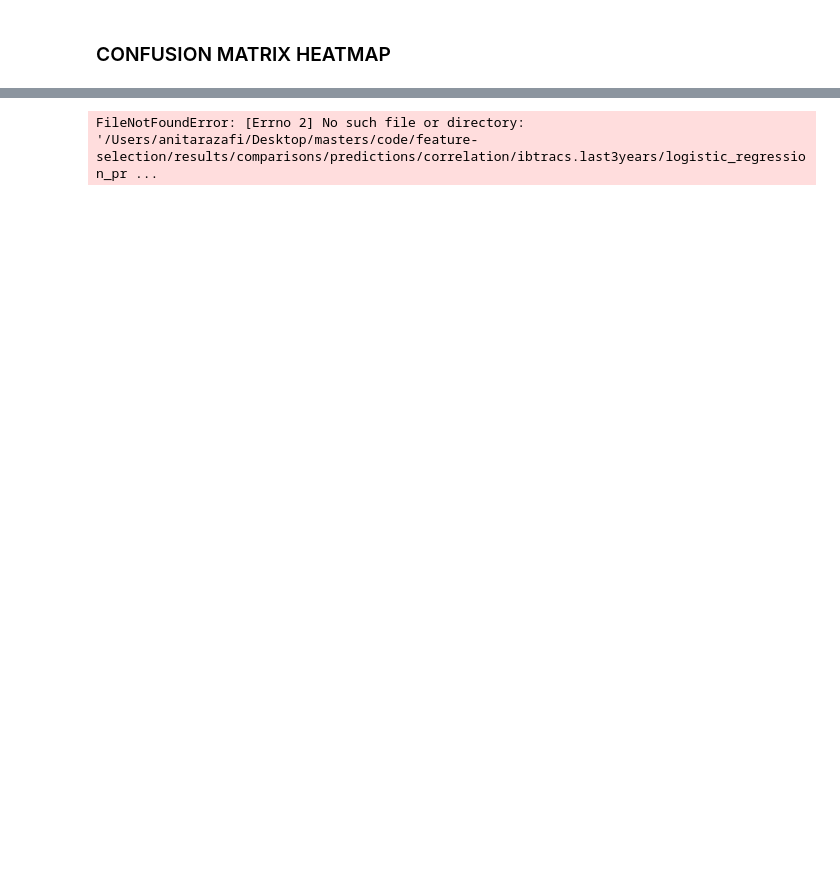
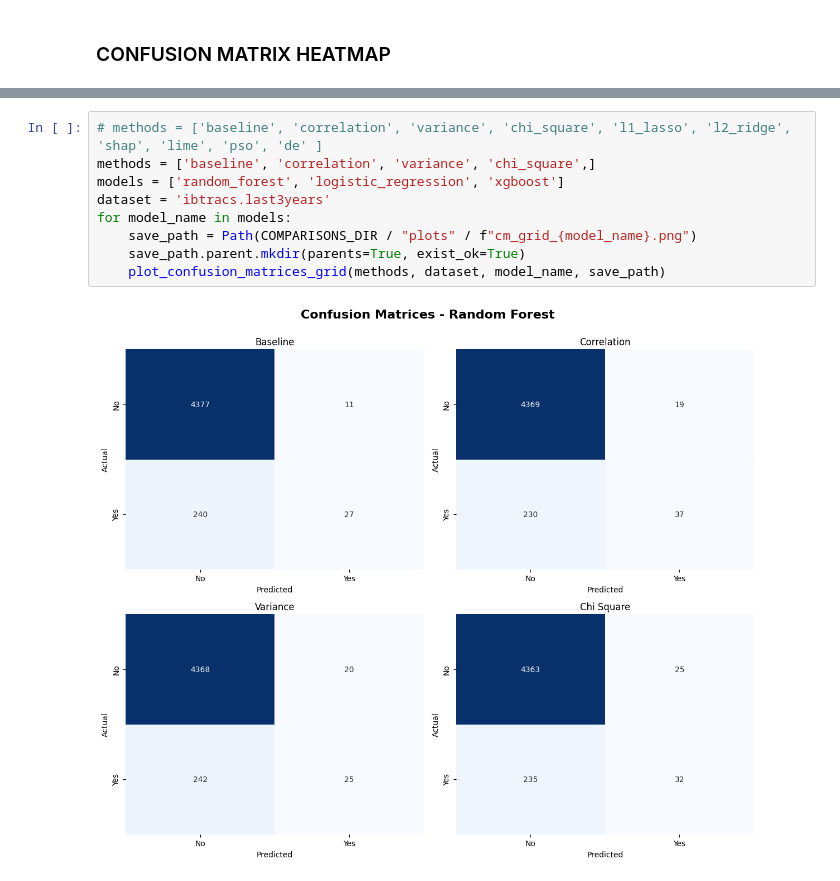
Before and after one commit to anitarazafi/feature-selection, a Jupyter notebook: notebooks/07_visualizations.ipynb, the cells around one changed output, grey strips where cells are left out. Cells and saved outputs as stored; diff of their text form; blank space fills up the shorter version.

```diff
--- a/notebooks/07_visualizations.ipynb
+++ b/notebooks/07_visualizations.ipynb
@@ -267,3 +305,11 @@ plot_confusion_matrices_grid(methods, 'ibtracs.last3years', 'random_forest', sav
 # %%
+# methods = ['baseline', 'correlation', 'variance', 'chi_square', 'l1_lasso', 'l2_ridge', 'shap', 'lime', 'pso', 'de' ]
+methods = ['baseline', 'correlation', 'variance', 'chi_square',]
+models = ['random_forest', 'logistic_regression', 'xgboost']
+dataset = 'ibtracs.last3years'
+for model_name in models:
+    save_path = Path(COMPARISONS_DIR / "plots" / f"cm_grid_{model_name}.png")
+    save_path.parent.mkdir(parents=True, exist_ok=True)
+    plot_confusion_matrices_grid(methods, dataset, model_name, save_path)
 # %% [output]
-FileNotFoundError: [Errno 2] No such file or directory: '/Users/anitarazafi/Desktop/masters/code/feature-selection/results/comparisons/predictions/correlation/ibtracs.last3years/logistic_regression_pr ...
+[figure, added]
```
Also changed, not shown: parts of 13 cells of this notebook, 5 other files.
